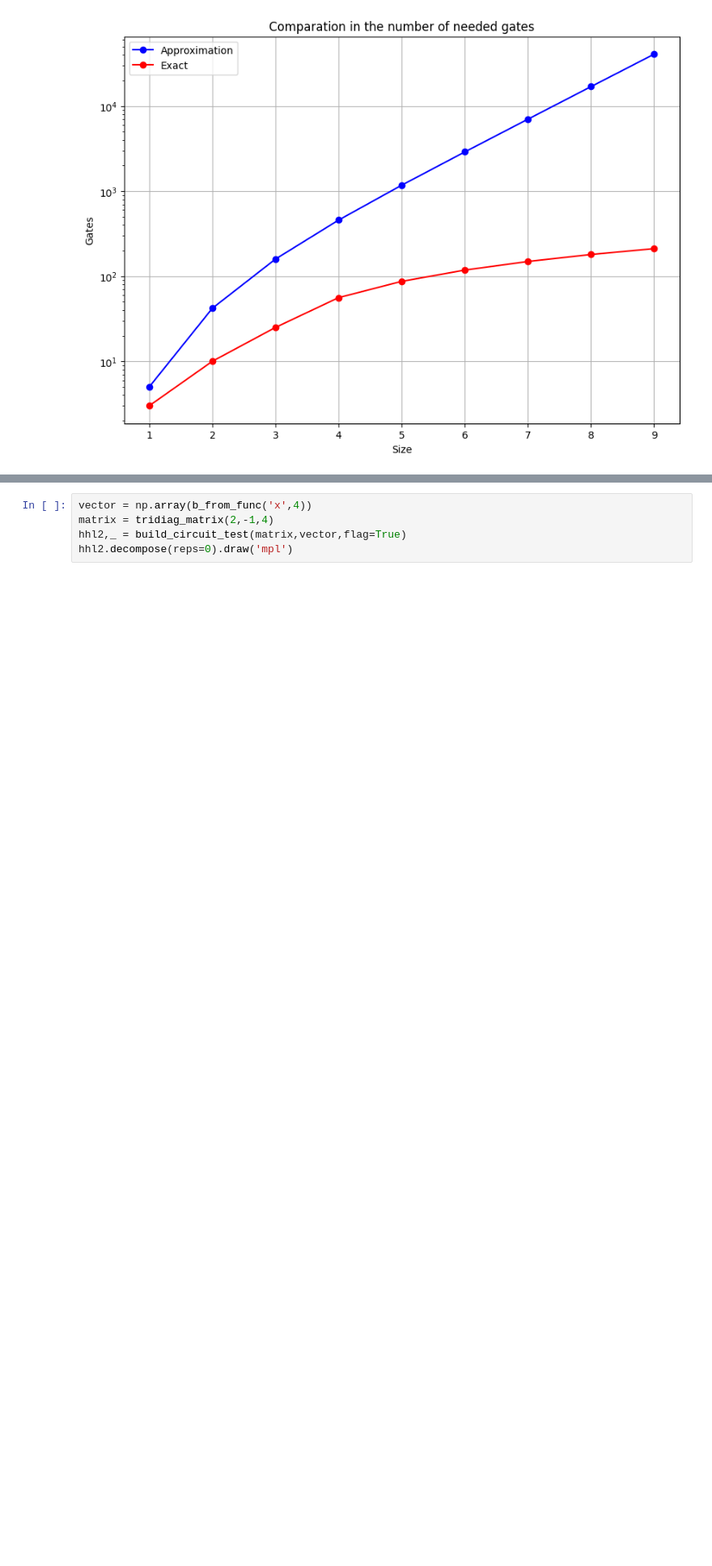
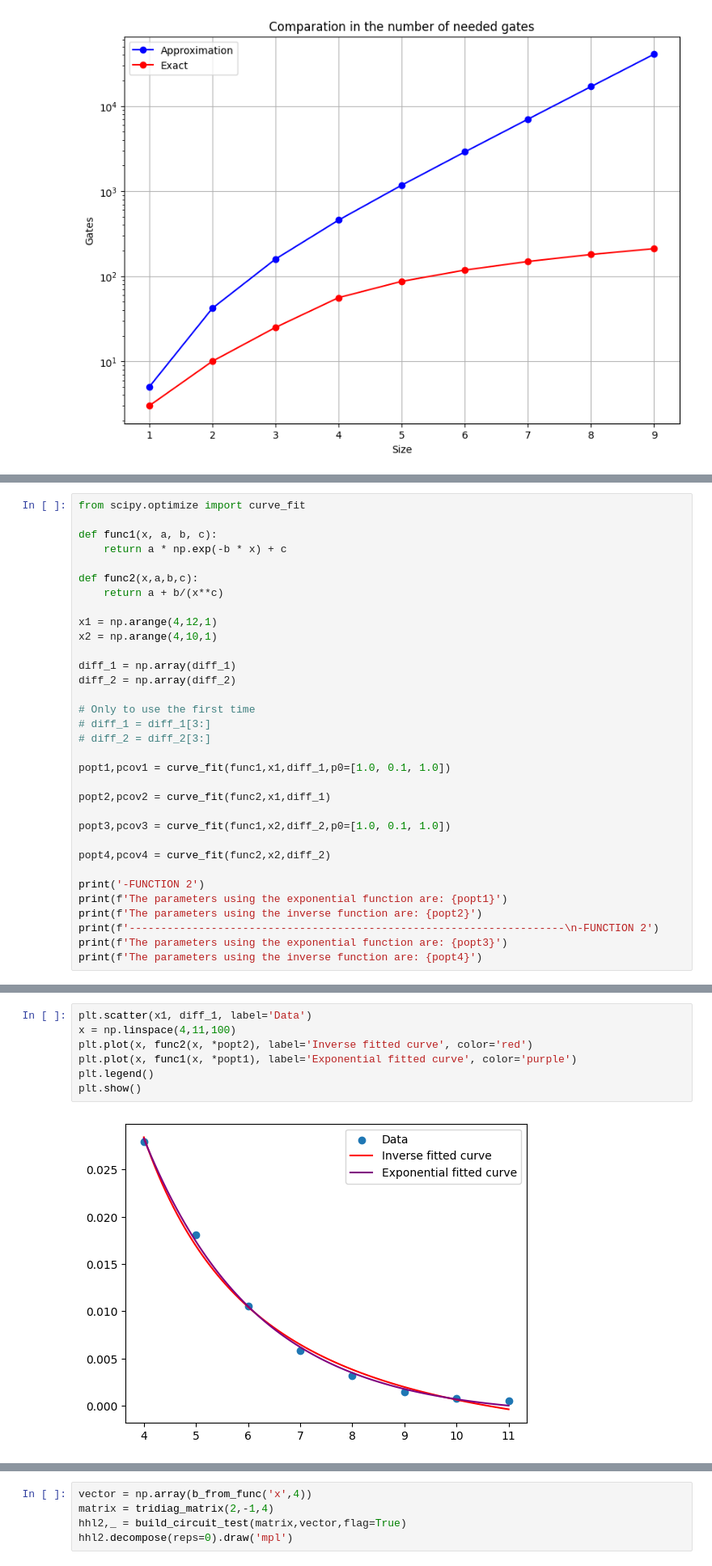
Before and after one commit to Nicofero/CITMAGA, a Jupyter notebook: b_side_approx.ipynb, the cells around one changed output, grey strips where cells are left out. Shown at 81% size. Drawn from its saved outputs; the diff is of its cells as text; blank space fills up the shorter version.

```diff
--- a/b_side_approx.ipynb
+++ b/b_side_approx.ipynb
@@ -399,0 +406,33 @@ Lagrange Interpolation Polynomial:
+# %%
+from scipy.optimize import curve_fit
+
+def func1(x, a, b, c):
+    return a * np.exp(-b * x) + c
+
+def func2(x,a,b,c):
+    return a + b/(x**c)
+
+x1 = np.arange(4,12,1)
+x2 = np.arange(4,10,1)
+
+diff_1 = np.array(diff_1)
+diff_2 = np.array(diff_2)
+
+# Only to use the first time
+# diff_1 = diff_1[3:]
+# diff_2 = diff_2[3:]
+
+popt1,pcov1 = curve_fit(func1,x1,diff_1,p0=[1.0, 0.1, 1.0])
+
+popt2,pcov2 = curve_fit(func2,x1,diff_1)
+
+popt3,pcov3 = curve_fit(func1,x2,diff_2,p0=[1.0, 0.1, 1.0])
+
+popt4,pcov4 = curve_fit(func2,x2,diff_2)
+
+print('-FUNCTION 2')
+print(f'The parameters using the exponential function are: {popt1}')
+print(f'The parameters using the inverse function are: {popt2}')
+print(f'---------------------------------------------------------------------\n-FUNCTION 2')
+print(f'The parameters using the exponential function are: {popt3}')
+print(f'The parameters using the inverse function are: {popt4}')
@@ -399,0 +447,9 @@ Lagrange Interpolation Polynomial:
+# %%
+plt.scatter(x1, diff_1, label='Data')
+x = np.linspace(4,11,100)
+plt.plot(x, func2(x, *popt2), label='Inverse fitted curve', color='red')
+plt.plot(x, func1(x, *popt1), label='Exponential fitted curve', color='purple')
+plt.legend()
+plt.show()
+# %% [output]
+[figure, added]
```
Also changed, not shown: parts of 17 cells of this notebook, 1 other file.
